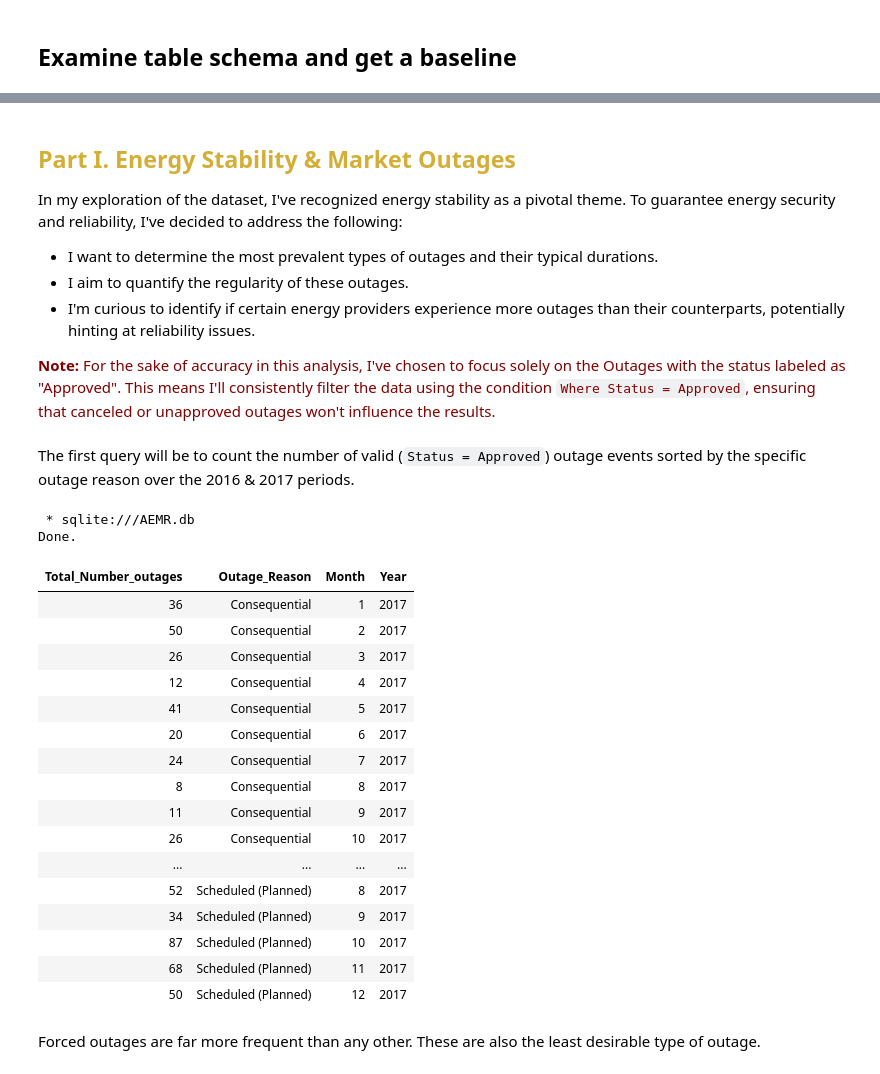
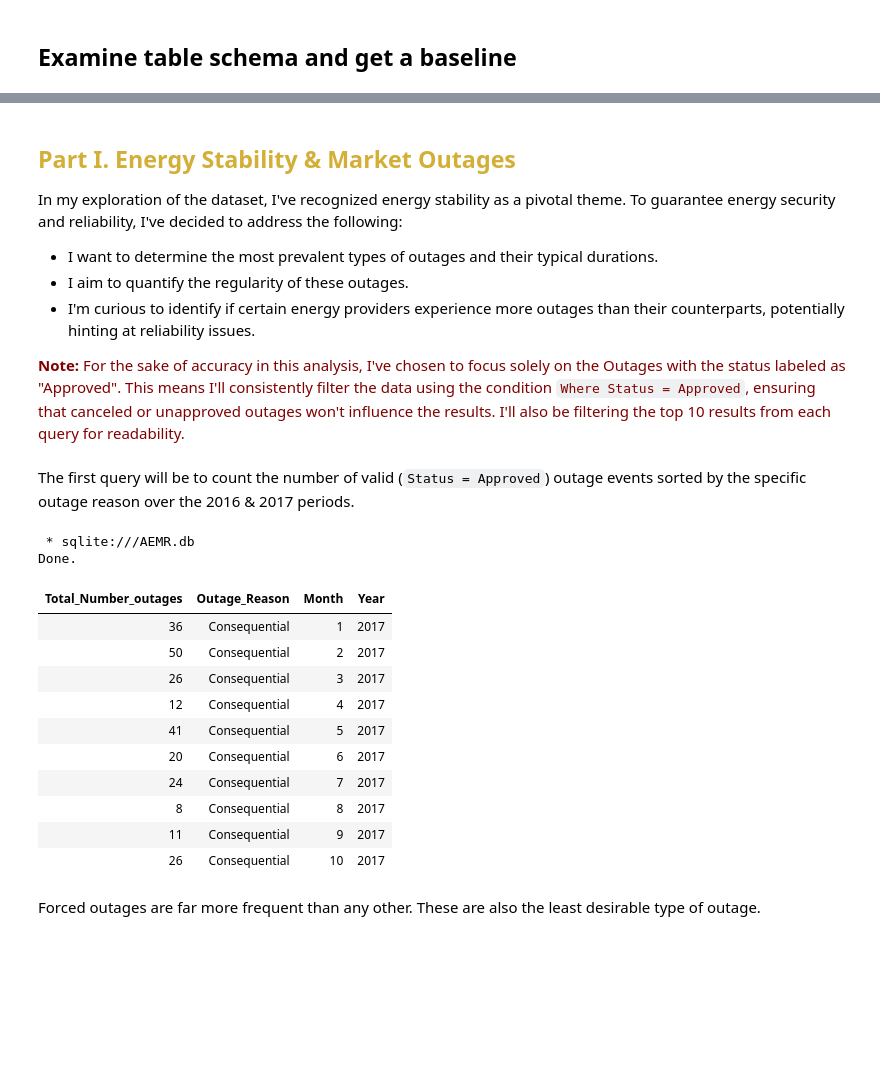
Before and after one commit to mstripling/Data-Analyst, a Jupyter notebook: AEMR Analysis/AEMR_Analysis.ipynb, the cells around one changed output, grey strips where cells are left out. Drawn from its saved outputs; the diff is of its cells as text; code cells hidden in the pictures; blank space fills up the shorter version.

```diff
--- a/AEMR Analysis/AEMR_Analysis.ipynb
+++ b/AEMR Analysis/AEMR_Analysis.ipynb
@@ -89,37 +89,33 @@ In my exploration of the dataset, I've recognized energy stability as a pivotal
 - I aim to quantify the regularity of these outages.
 - I'm curious to identify if certain energy providers experience more outages than their counterparts, potentially hinting at reliability issues.
 
-<span style="color:Maroon">**Note:** For the sake of accuracy in this analysis, I've chosen to focus solely on the Outages with the status labeled as "Approved". This means I'll consistently filter the data using the condition `Where Status = Approved`, ensuring that canceled or unapproved outages won't influence the results.</span>
+<span style="color:Maroon">**Note:**
+For the sake of accuracy in this analysis, I've chosen to focus solely on the Outages with the status labeled as "Approved". This means I'll consistently filter the data using the condition `Where Status = Approved`, ensuring that canceled or unapproved outages won't influence the results. I'll also be filtering the top 10 results from each query for readability. </span>
 # %% [markdown]
 The first query will be to count the number of valid (`Status = Approved`) outage events sorted by the specific outage reason over the 2016 & 2017 periods.
 # %%
 %%sql
 -- Count the number of each type of outage by month
 SELECT COUNT(EventID) as Total_Number_outages, Outage_Reason, Month, Year
 FROM AEMR_Outage_Table
 WHERE Status = 'Approved'
 GROUP BY Outage_Reason, Month
-ORDER BY Outage_Reason;
+ORDER BY Outage_Reason
+LIMIT 10;
 # %% [output]
  * sqlite:///AEMR.db
 Done.
 | Total_Number_outages | Outage_Reason | Month | Year |
 | 36 | Consequential | 1 | 2017 |
 | 50 | Consequential | 2 | 2017 |
 | 26 | Consequential | 3 | 2017 |
 | 12 | Consequential | 4 | 2017 |
 | 41 | Consequential | 5 | 2017 |
 | 20 | Consequential | 6 | 2017 |
 | 24 | Consequential | 7 | 2017 |
 | 8 | Consequential | 8 | 2017 |
 | 11 | Consequential | 9 | 2017 |
 | 26 | Consequential | 10 | 2017 |
-| ... | ... | ... | ... |
-| 52 | Scheduled (Planned) | 8 | 2017 |
-| 34 | Scheduled (Planned) | 9 | 2017 |
-| 87 | Scheduled (Planned) | 10 | 2017 |
-| 68 | Scheduled (Planned) | 11 | 2017 |
-| 50 | Scheduled (Planned) | 12 | 2017 |
 # %% [markdown]
 Forced outages are far more frequent than any other.
 These are also the least desirable type of outage.
```
Also changed, not shown: parts of 4 cells of this notebook.
